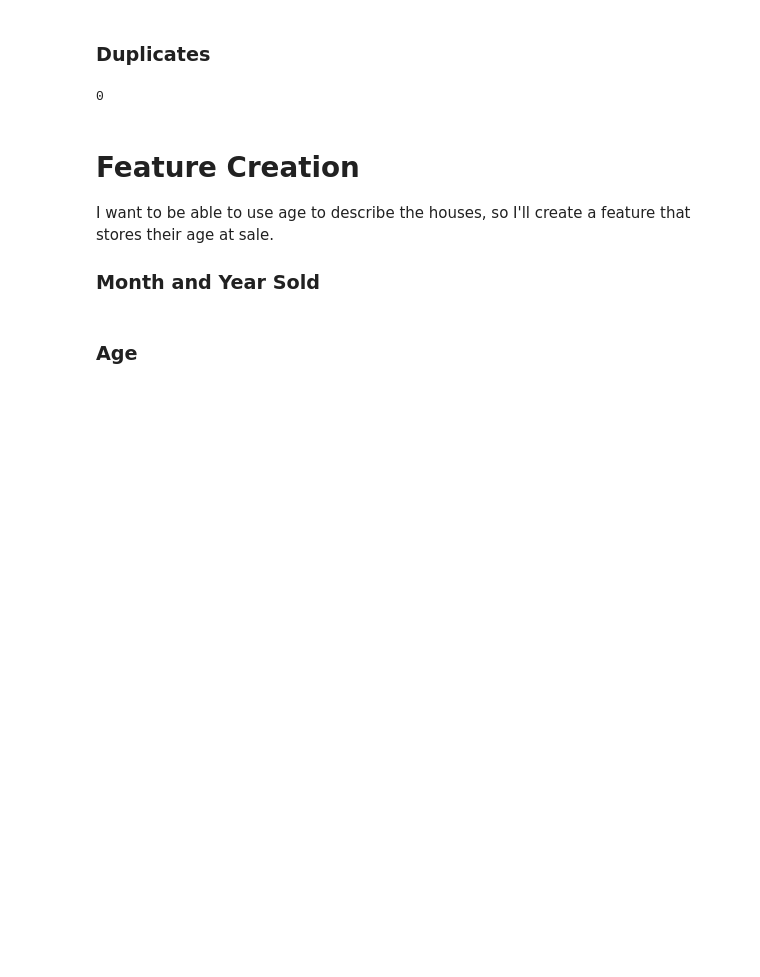
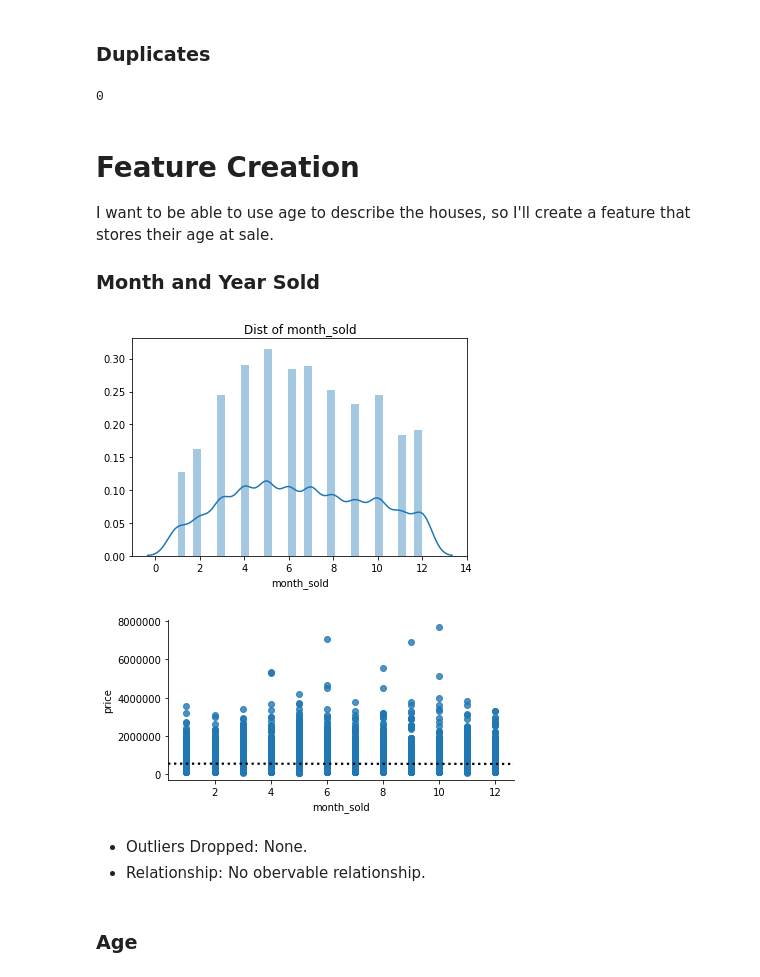
Before and after one commit to shsobieski/Housing-Valuation-Tool, a Jupyter notebook: ProjectNotebook.ipynb, the cells around one changed output. Saved outputs shown, nothing was run; the diff lists cells and outputs as text; code cells hidden in the pictures; blank space fills up the shorter version.

```diff
--- a/ProjectNotebook.ipynb
+++ b/ProjectNotebook.ipynb
@@ -766,16 +724,20 @@ data['year_sold'] = np.array([date[:4]
                                for date
                                in data['date'].astype(str)])
 data['year_sold'] = data['year_sold'].astype('int64')
-data.drop('date', axis=1, inplace=True)
-# %%
-m_list = ['Jan','Feb','Mar','Apr','May','Jun',
-              'Jul','Aug','Sep','Oct','Nov','Dec']
-for num in range(1,13):
-    data.loc[data['month_sold']==num, 'month_sold'] = m_list[num-1]
-
-data['month_sold'].astype('category', copy=False)
-mondummies = pd.get_dummies(data['month_sold'])
-data = data.join(mondummies, how='outer')
+# %%
+plt.title('Dist of month_sold')
+sns.distplot(data['month_sold'])
+plt.show();
+sns.lmplot(x = 'month_sold', y = 'price', data=data,
+           height=3, aspect= 2,
+           line_kws={'color':'black', 'linestyle':':'})
+plt.show();
+# %% [output]
+[figure, added]
+[figure, added]
+# %% [markdown]
+- Outliers Dropped: None.
+- Relationship: No obervable relationship.
 # %% [markdown]
 ### Age
 # %%
```
Also changed, not shown: parts of 107 cells of this notebook, 3 other files.
